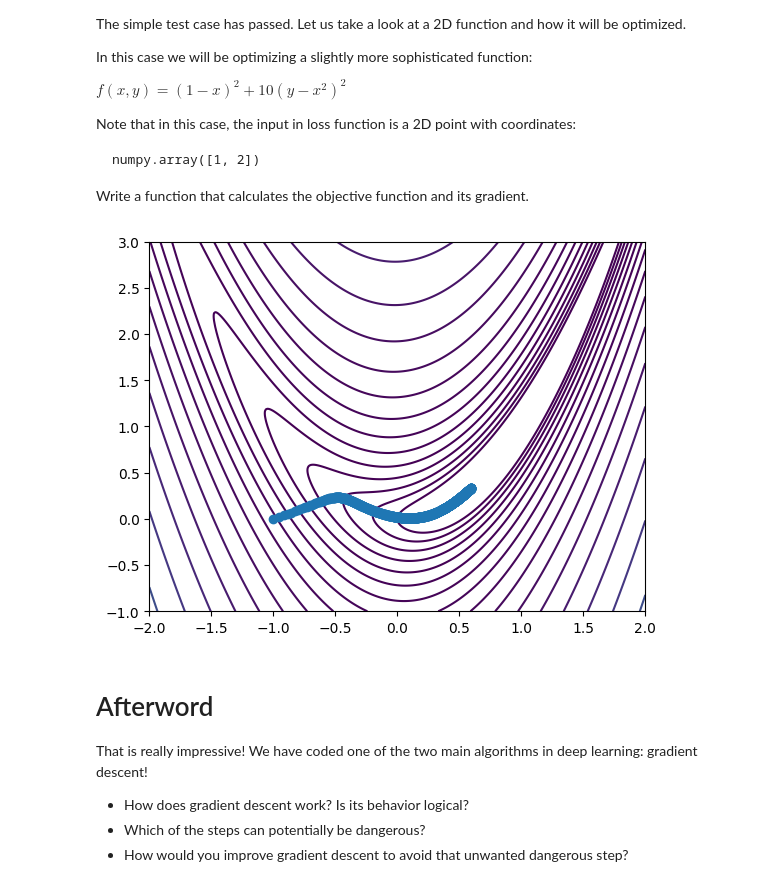
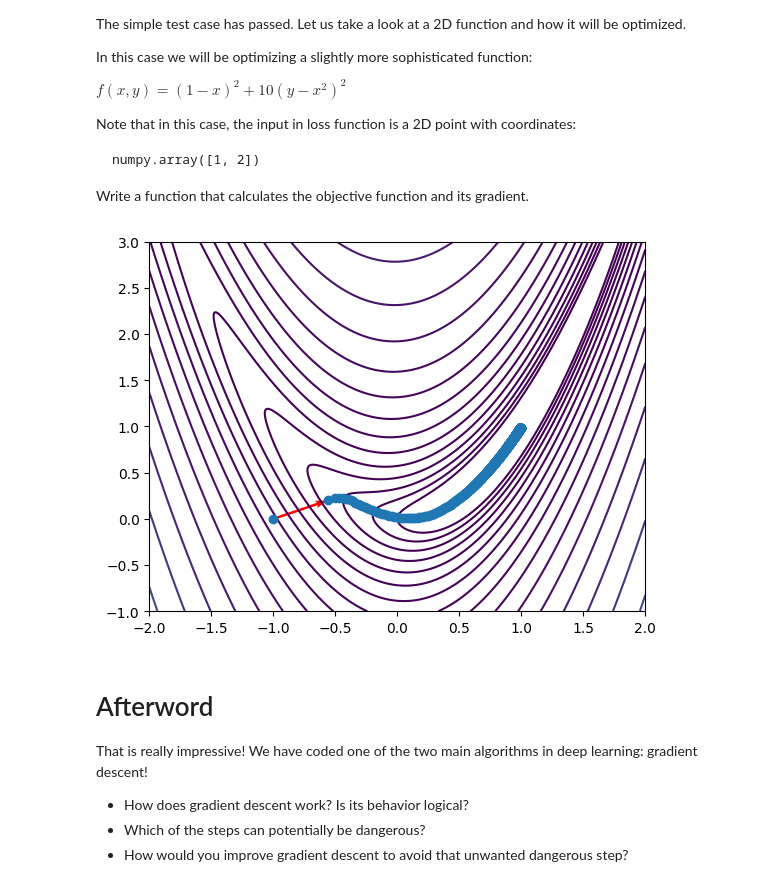
Before and after one commit to WalRus2022/neural-networks-fundamentals, a Jupyter notebook: .laborantum/texts/course/0. Warmup/1. Derivatives/7. Gradient Descent Practice/task.ipynb, the cells around one changed output. Saved outputs shown, nothing was run; the diff lists cells and outputs as text; code cells hidden in the pictures.

```diff
--- a/.laborantum/texts/course/0. Warmup/1. Derivatives/7. Gradient Descent Practice/task.ipynb
+++ b/.laborantum/texts/course/0. Warmup/1. Derivatives/7. Gradient Descent Practice/task.ipynb
@@ -110,30 +110,30 @@ def loss_2d_grad(x):
 # %%
 # position = np.array([-1, 0])
 position = np.array([-1.0, 0.0])
 
 history = [position]
 for index in range(1000):
     grad = loss_2d_grad(position)
-    position = grad_descent(position, grad, alpha=0.001)
+    position = grad_descent(position, grad, alpha=0.02)
     history.append(position)
 
 xs = np.linspace(-2, 2, 400)
 ys = np.linspace(-1, 3, 400)
 
 xs, ys = np.meshgrid(xs, ys)
 
 history = np.array(history)
 
 plt.contour(xs, ys, loss_2d(np.stack([xs, ys])), label="Loss function", levels=np.logspace(0, 3, 20))
 x, y = history[:, 0], history[:, 1]
 dx = np.diff(x)
 dy = np.diff(y)
 plt.quiver(x[:-1], y[:-1], dx, dy, angles="xy", scale_units="xy", scale=1, color="red", width=0.005)
 plt.plot(x, y, 'o', label="Optimization path")
 
 answer['2d'] = history.tolist()
 # %% [output]
-[figure, old version]
+[figure, new version]
 # %% [markdown]
 # Afterword
 
```
Also changed, not shown: 50 other files.
